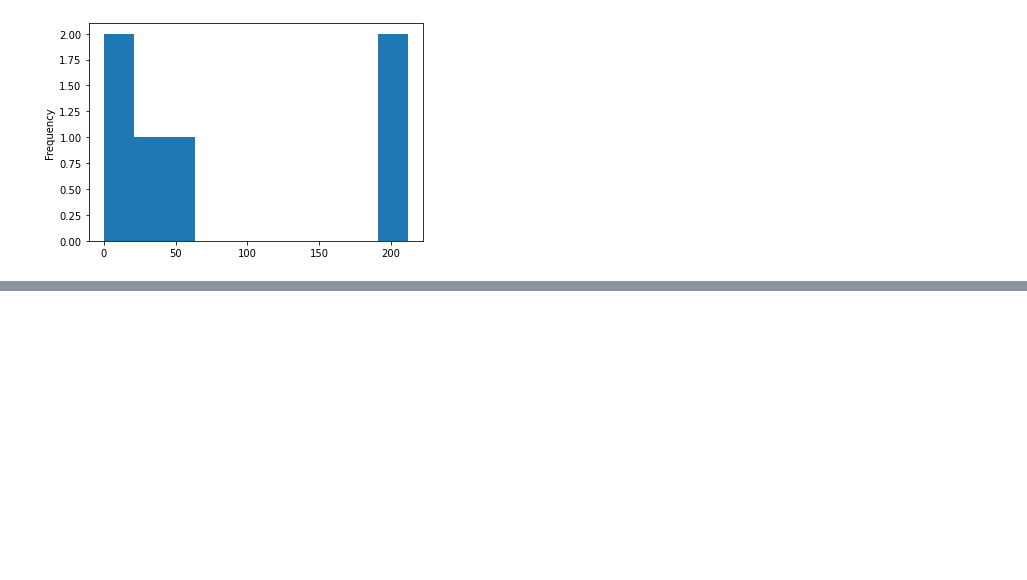
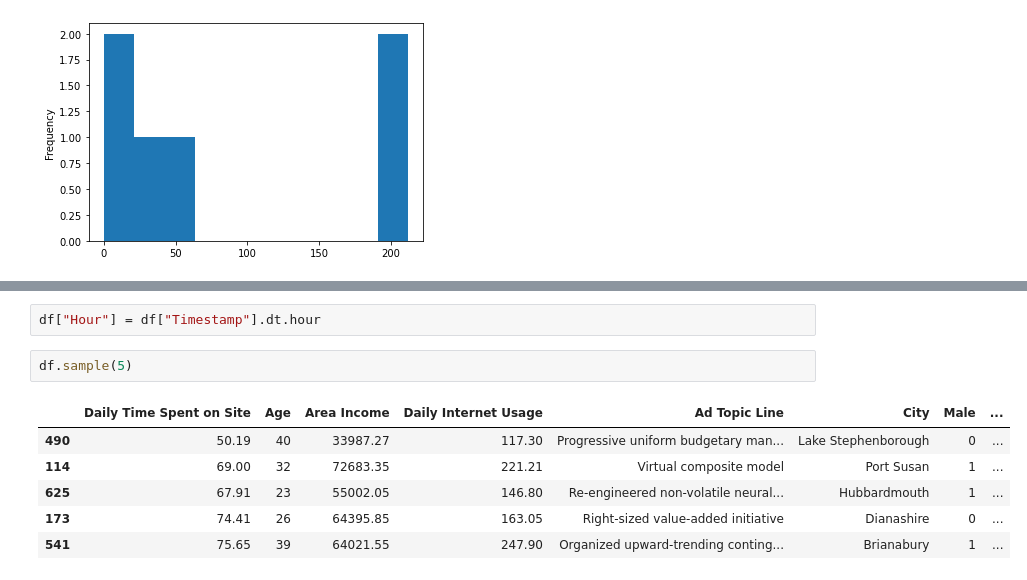
Before and after one commit to arelies-proximo/Data-Science-Projects, a Jupyter notebook: Analysis/Advertisement_Analysis.ipynb, the cells around one changed output, grey strips where cells are left out. Cells and saved outputs as stored; diff of their text form; blank space fills up the shorter version.

```diff
--- a/Analysis/Advertisement_Analysis.ipynb
+++ b/Analysis/Advertisement_Analysis.ipynb
@@ -365,0 +418,11 @@ res.plot.hist(by='binned', bins=10)
+# %%
+df["Hour"] = df["Timestamp"].dt.hour
+# %%
+df.sample(5)
+# %% [output]
+|  | Daily Time Spent on Site | Age | Area Income | Daily Internet Usage | Ad Topic Line | City | Male | ... |
+| 490 | 50.19 | 40 | 33987.27 | 117.30 | Progressive uniform budgetary man... | Lake Stephenborough | 0 | ... |
+| 114 | 69.00 | 32 | 72683.35 | 221.21 | Virtual composite model | Port Susan | 1 | ... |
+| 625 | 67.91 | 23 | 55002.05 | 146.80 | Re-engineered non-volatile neural... | Hubbardmouth | 1 | ... |
+| 173 | 74.41 | 26 | 64395.85 | 163.05 | Right-sized value-added initiative | Dianashire | 0 | ... |
+| 541 | 75.65 | 39 | 64021.55 | 247.90 | Organized upward-trending conting... | Brianabury | 1 | ... |
```
Also changed, not shown: parts of 23 cells of this notebook.
